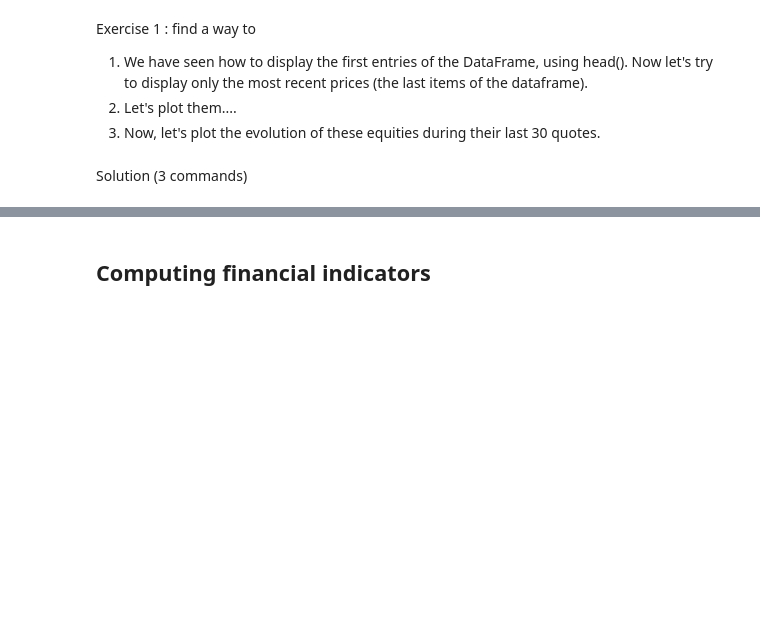
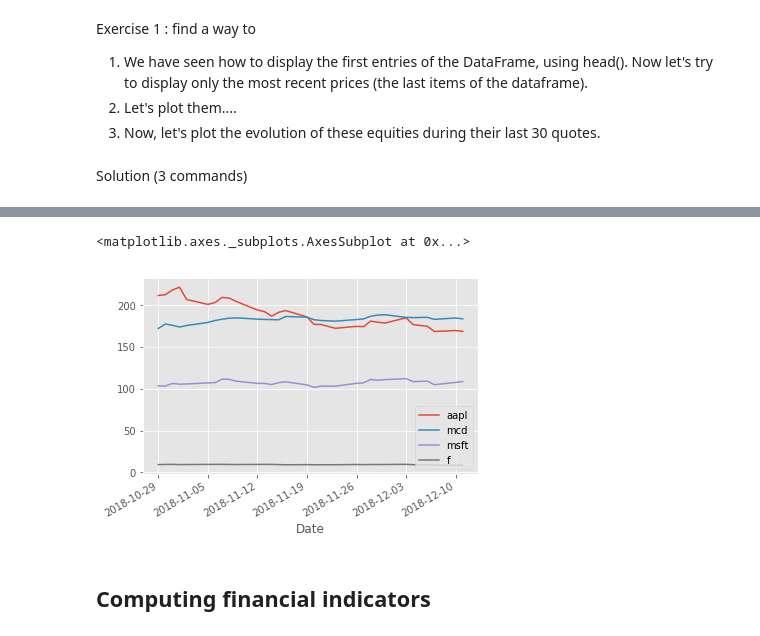
Before and after one commit to nicolasmauhe/computational_finance, a Jupyter notebook: course.ipynb, the cells around one changed output, grey strips where cells are left out. Saved outputs shown, nothing was run; the diff lists cells and outputs as text; code cells hidden in the pictures; blank space fills up the shorter version.

```diff
--- a/course.ipynb
+++ b/course.ipynb
@@ -97,5 +162,9 @@ Solution (3 commands)
 # %%
 # 3
+data.tail(30).plot()
+# %% [output]
+<matplotlib.axes._subplots.AxesSubplot at 0x...>
+[figure, added]
 # %% [markdown]
 ## Computing financial indicators
 # %% [markdown]
```
Also changed, not shown: parts of 75 cells of this notebook.
